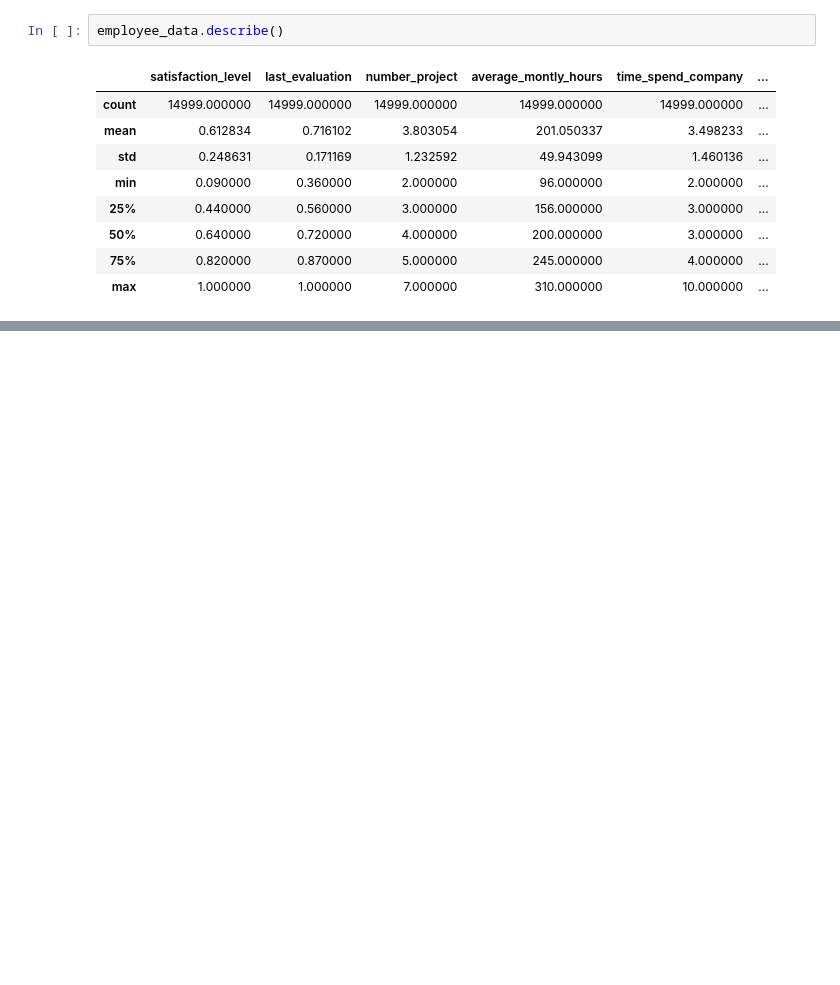
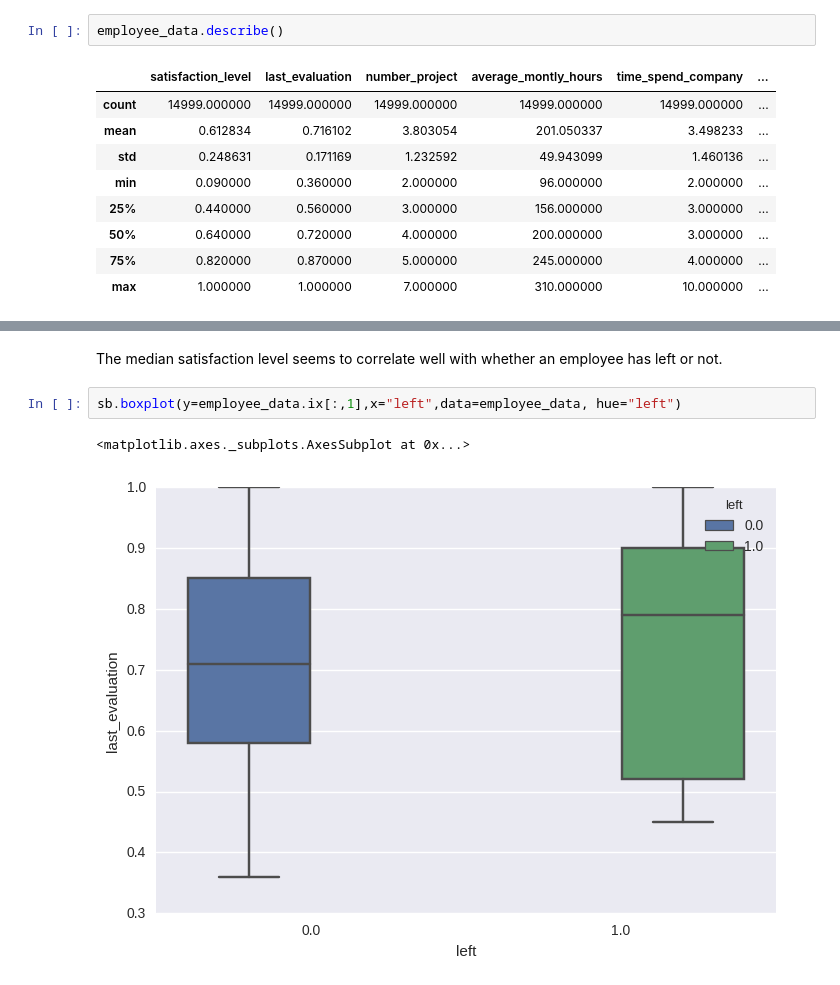
Before and after one commit to orphefs/data-science-examples, a Jupyter notebook: Employees.ipynb, the cells around one changed output, grey strips where cells are left out. Saved outputs shown, nothing was run; the diff lists cells and outputs as text; blank space fills up the shorter version.

```diff
--- a/Employees.ipynb
+++ b/Employees.ipynb
@@ -33,0 +123,7 @@ This is not very useful.
+# %% [markdown]
+The median satisfaction level seems to correlate well with whether an employee has left or not.
+# %%
+sb.boxplot(y=employee_data.ix[:,1],x="left",data=employee_data, hue="left")
+# %% [output]
+<matplotlib.axes._subplots.AxesSubplot at 0x...>
+[figure, added]
```
Also changed, not shown: parts of 46 cells of this notebook.
